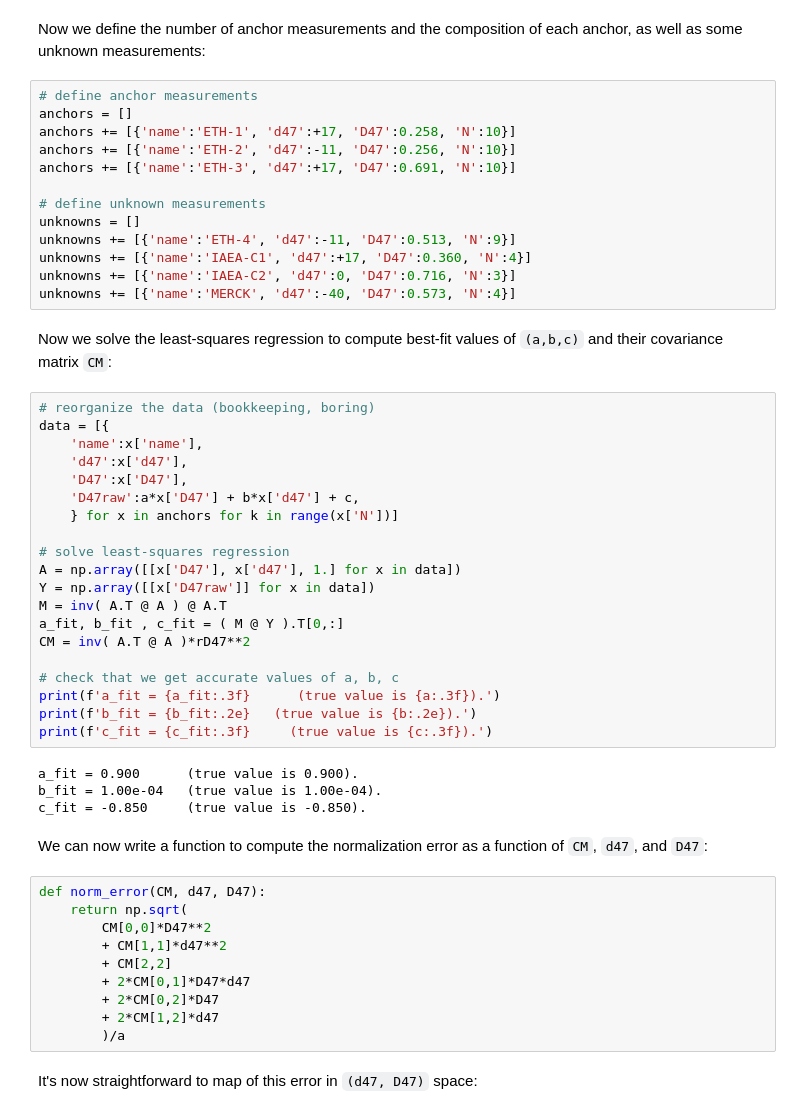
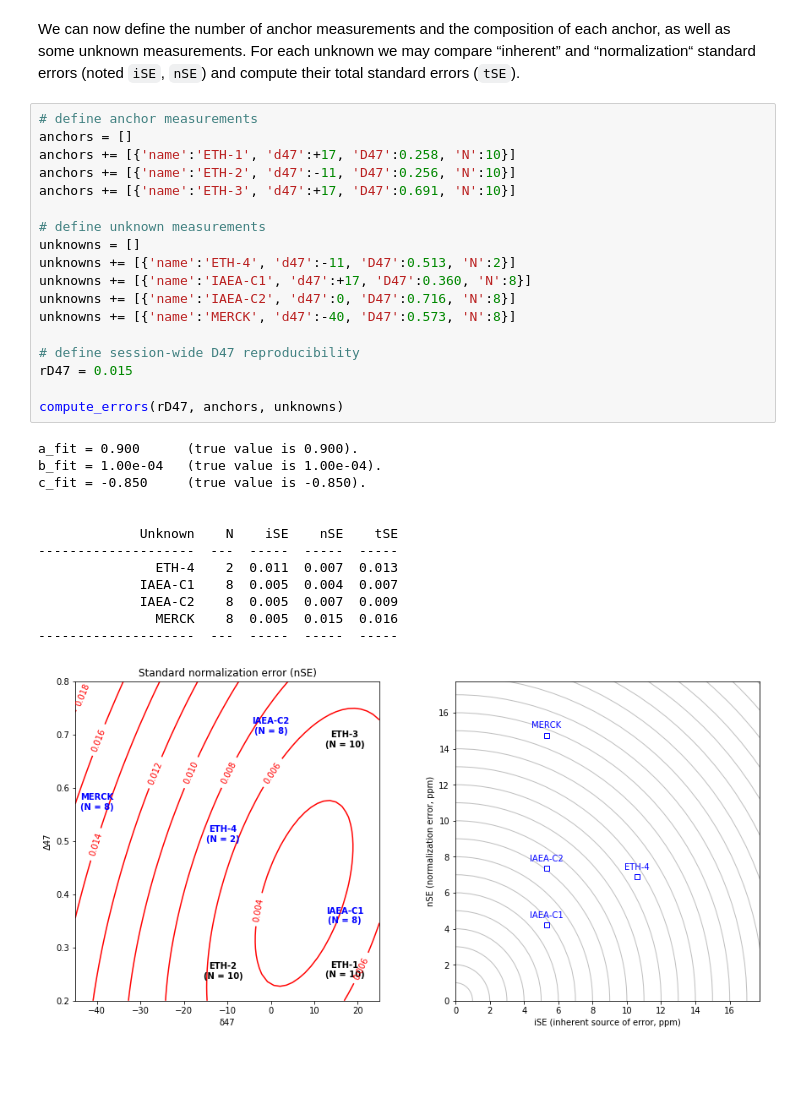
Before and after one commit to mdaeron/queenmary, a Jupyter notebook: D47_Normalization_Errors.ipynb, the cells around one changed output. Saved outputs shown, nothing was run; the diff lists cells and outputs as text; blank space fills up the shorter version.

Commit message:
rewrote as a function

```diff
--- a/D47_Normalization_Errors.ipynb
+++ b/D47_Normalization_Errors.ipynb
@@ -20,55 +113,34 @@ rD47 = 0.015
 # %% [markdown]
-Now we define the number of anchor measurements and the composition of each anchor, as well as some unknown measurements:
+We can now define the number of anchor measurements and the composition of each anchor, as well as some unknown measurements. For each unknown we may compare “inherent” and “normalization“ standard errors (noted `iSE`, `nSE`) and compute their total standard errors (`tSE`).
 # %%
 # define anchor measurements
 anchors = []
 anchors += [{'name':'ETH-1', 'd47':+17, 'D47':0.258, 'N':10}]
 anchors += [{'name':'ETH-2', 'd47':-11, 'D47':0.256, 'N':10}]
 anchors += [{'name':'ETH-3', 'd47':+17, 'D47':0.691, 'N':10}]
 
 # define unknown measurements
 unknowns = []
-unknowns += [{'name':'ETH-4', 'd47':-11, 'D47':0.513, 'N':9}]
-unknowns += [{'name':'IAEA-C1', 'd47':+17, 'D47':0.360, 'N':4}]
-unknowns += [{'name':'IAEA-C2', 'd47':0, 'D47':0.716, 'N':3}]
-unknowns += [{'name':'MERCK', 'd47':-40, 'D47':0.573, 'N':4}]
+unknowns += [{'name':'ETH-4', 'd47':-11, 'D47':0.513, 'N':2}]
+unknowns += [{'name':'IAEA-C1', 'd47':+17, 'D47':0.360, 'N':8}]
+unknowns += [{'name':'IAEA-C2', 'd47':0, 'D47':0.716, 'N':8}]
+unknowns += [{'name':'MERCK', 'd47':-40, 'D47':0.573, 'N':8}]
+
+# define session-wide D47 reproducibility
+rD47 = 0.015
+
+compute_errors(rD47, anchors, unknowns)
+# %% [output]
+a_fit = 0.900      (true value is 0.900).
+b_fit = 1.00e-04   (true value is 1.00e-04).
+c_fit = -0.850     (true value is -0.850).
+
+
+             Unknown    N    iSE    nSE    tSE
+--------------------  ---  -----  -----  -----
+               ETH-4    2  0.011  0.007  0.013
+             IAEA-C1    8  0.005  0.004  0.007
+             IAEA-C2    8  0.005  0.007  0.009
+               MERCK    8  0.005  0.015  0.016
+--------------------  ---  -----  -----  -----
+[figure, added]
-# %% [markdown]
-Now we solve the least-squares regression to compute best-fit values of `(a,b,c)` and their covariance matrix `CM`:
-# %%
-# reorganize the data (bookkeeping, boring)
-data = [{
-    'name':x['name'],
-    'd47':x['d47'],
-    'D47':x['D47'],
-    'D47raw':a*x['D47'] + b*x['d47'] + c,
-    } for x in anchors for k in range(x['N'])]
-
-# solve least-squares regression
-A = np.array([[x['D47'], x['d47'], 1.] for x in data])
-Y = np.array([[x['D47raw']] for x in data])
-M = inv( A.T @ A ) @ A.T
-a_fit, b_fit , c_fit = ( M @ Y ).T[0,:]
-CM = inv( A.T @ A )*rD47**2
-
-# check that we get accurate values of a, b, c
-print(f'a_fit = {a_fit:.3f}      (true value is {a:.3f}).')
-print(f'b_fit = {b_fit:.2e}   (true value is {b:.2e}).')
-print(f'c_fit = {c_fit:.3f}     (true value is {c:.3f}).')
-# %% [output]
-a_fit = 0.900      (true value is 0.900).
-b_fit = 1.00e-04   (true value is 1.00e-04).
-c_fit = -0.850     (true value is -0.850).
-# %% [markdown]
-We can now write a function to compute the normalization error as a function of `CM`, `d47`, and `D47`:
-# %%
-def norm_error(CM, d47, D47):
-    return np.sqrt(
-        CM[0,0]*D47**2
-        + CM[1,1]*d47**2
-        + CM[2,2]
-        + 2*CM[0,1]*D47*d47
-        + 2*CM[0,2]*D47
-        + 2*CM[1,2]*d47
-        )/a
-# %% [markdown]
-It's now straightforward to map of this error in `(d47, D47)` space:
```
Also changed, not shown: parts of 10 cells of this notebook.
